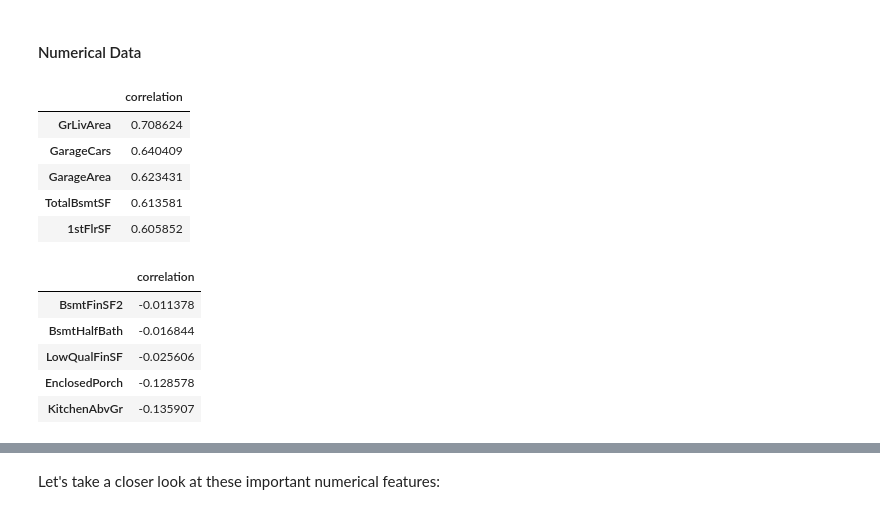
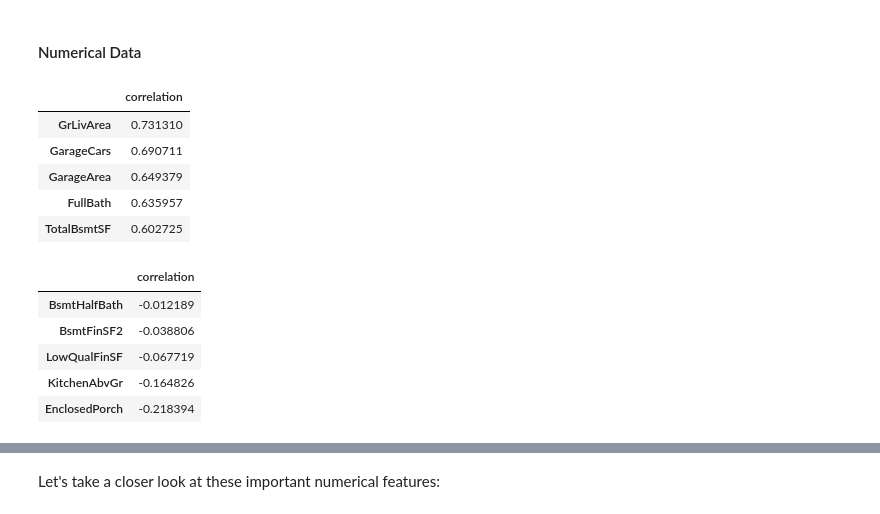
Before and after one commit to wenxuan0923/Kaggle, a Jupyter notebook: Housing.ipynb, the cells around one changed output, grey strips where cells are left out. Cells and saved outputs as stored; diff of their text form; code cells hidden in the pictures.

```diff
--- a/Housing.ipynb
+++ b/Housing.ipynb
@@ -199,29 +199,29 @@ This is a regression problem. The distribution of the target variable sales pric
 #### Numerical Data
 # %%
 # Correlation matrix
-corr_matrix = pd.DataFrame(all_data[numerical_col+['SalePrice']].corr()['SalePrice'])
+corr_matrix = pd.DataFrame(all_data[numerical_col+['SalePrice']].corr(method='spearman')['SalePrice'])
 corr_matrix = corr_matrix.drop('SalePrice')
 corr_matrix.rename(columns = {'SalePrice':'correlation'}, inplace = True)
 # Get highly correlated numercical features
 # Positive correlated features
 pos_cols = corr_matrix.sort_values(by='correlation', ascending=False).head(5)
 display(pos_cols)
 # Negative correlated features
 neg_cols = corr_matrix.sort_values(by='correlation', ascending=False).tail(5)
 display(neg_cols)
 # %% [output]
 |  | correlation |
-| GrLivArea | 0.708624 |
-| GarageCars | 0.640409 |
-| GarageArea | 0.623431 |
-| TotalBsmtSF | 0.613581 |
-| 1stFlrSF | 0.605852 |
+| GrLivArea | 0.731310 |
+| GarageCars | 0.690711 |
+| GarageArea | 0.649379 |
+| FullBath | 0.635957 |
+| TotalBsmtSF | 0.602725 |
 |  | correlation |
-| BsmtFinSF2 | -0.011378 |
-| BsmtHalfBath | -0.016844 |
-| LowQualFinSF | -0.025606 |
-| EnclosedPorch | -0.128578 |
-| KitchenAbvGr | -0.135907 |
+| BsmtHalfBath | -0.012189 |
+| BsmtFinSF2 | -0.038806 |
+| LowQualFinSF | -0.067719 |
+| KitchenAbvGr | -0.164826 |
+| EnclosedPorch | -0.218394 |
 # %%
 # Correlation matrix
 plt.figure(figsize=(12, 10))
```
Also changed, not shown: parts of 23 cells of this notebook.
